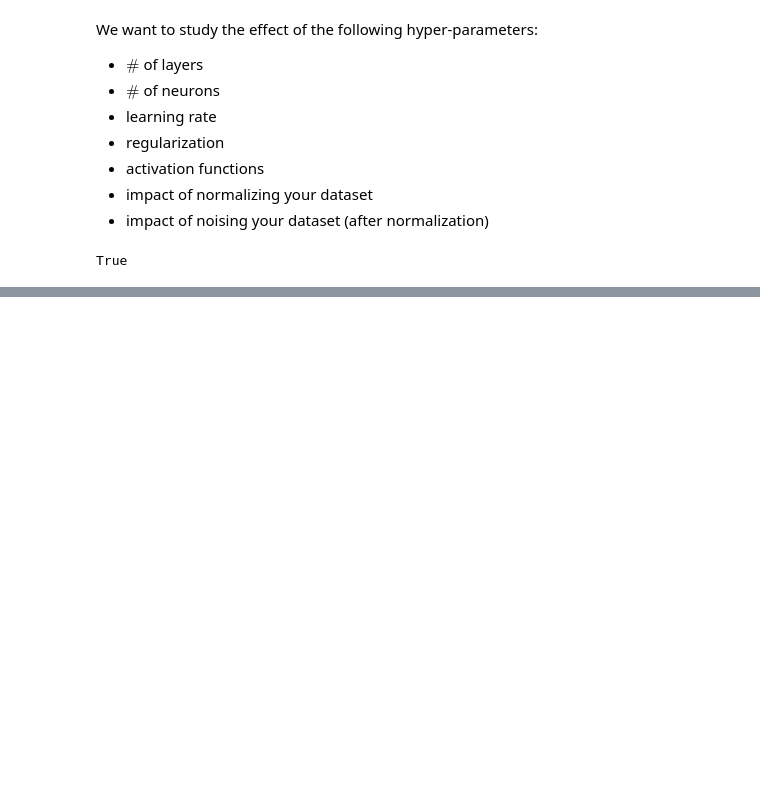
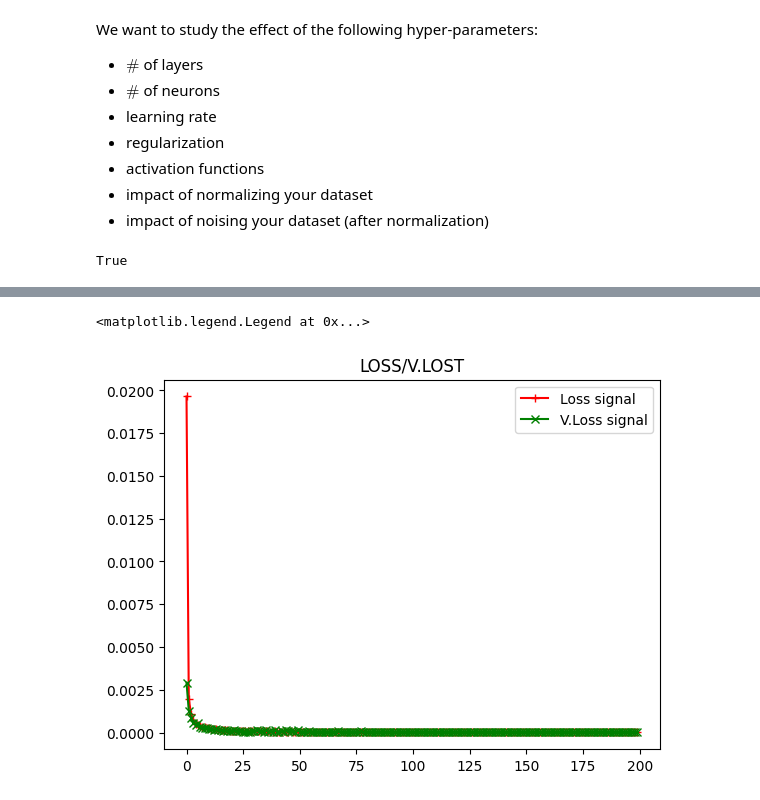
Before and after one commit to lcsrodriguez/dl-practicals, a Jupyter notebook: p2/p2.ipynb, the cells around one changed output, grey strips where cells are left out. Drawn from its saved outputs; the diff is of its cells as text; code cells hidden in the pictures; blank space fills up the shorter version.

```diff
--- a/p2/p2.ipynb
+++ b/p2/p2.ipynb
@@ -687,6 +684,0 @@ model.compile(loss="binary_crossentropy",
-# %%
-# Fit step of the model
-NB_EPOCHS = 200
-model.fit(X_train, Y_train,
-          epochs=NB_EPOCHS,
-          validation_split=0.2)
@@ -726,0 +706,30 @@ Image("img/graph_nn_1.png")
+# %%
+# Compile model
+model.compile(loss='mse',
+              optimizer='adam',
+              metrics=['mse', 'mae']
+             )
+# %%
+#from keras_tqdm import TQDMNotebookCallback
+#from livelossplot import PlotLossesKeras
+import tensorflow_addons as tfa
+
+"""
+Available callbacks:
+- tfa.callbacks.TQDMProgressBar()
+- livelossplot.PlotLossesKeras()
+- keras_tqdm() <-- to be avoided
+"""
+
+# Initialize tqdm callback with default parameters
+tqdm_callback = tfa.callbacks.TQDMProgressBar()
+# %%
+# Fit step of the model
+NB_EPOCHS = 200
+history = model.fit(X_train, Y_train,
+                    epochs=NB_EPOCHS,
+                    validation_split=0.3,
+                    verbose=0,
+                    callbacks=[tqdm_callback],
+                    batch_size=10
+                   )
@@ -726,0 +753,11 @@ Image("img/graph_nn_1.png")
+# %%
+# Plot the loss and validation loss of the dataset
+history_df = pd.DataFrame(history.history)
+history_df.head(10)
+plt.plot(history_df['loss'], "r+-", label='Loss signal')
+plt.plot(history_df['val_loss'], "gx-", label='V.Loss signal')
+plt.title("LOSS/V.LOST")
+plt.legend()
+# %% [output]
+<matplotlib.legend.Legend at 0x...>
+[figure, added]
```
Also changed, not shown: parts of 20 cells of this notebook, 4 other files.
